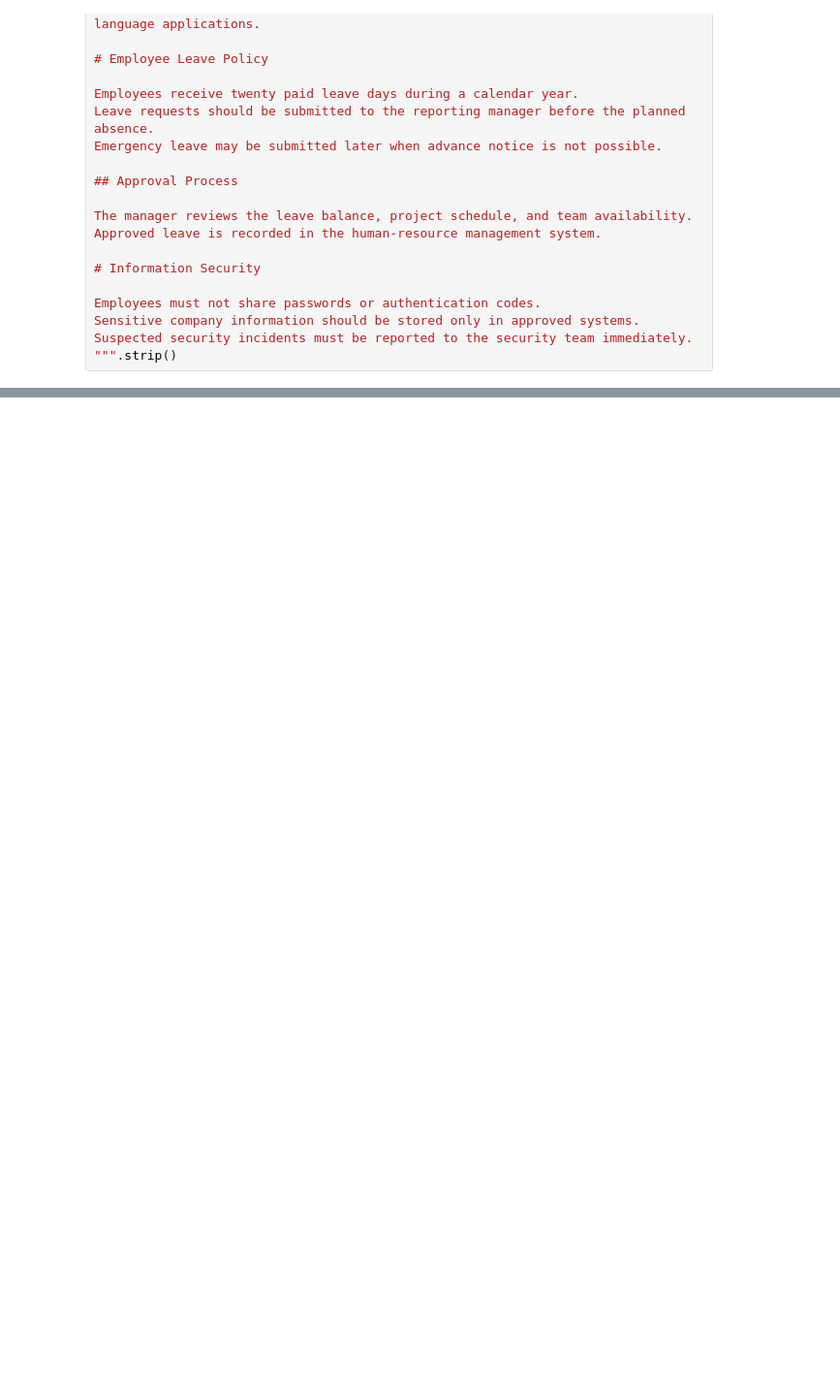
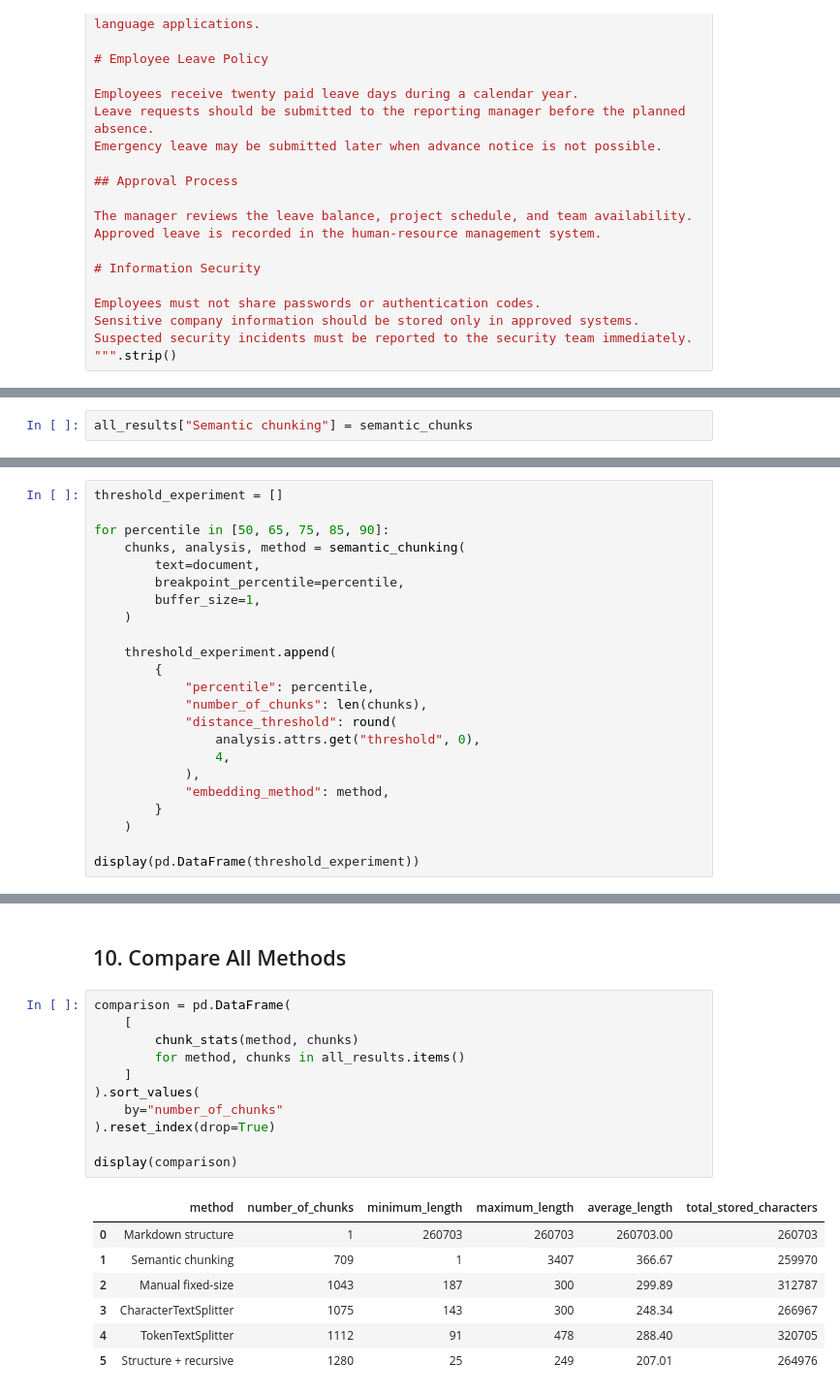
Before and after one commit to Mmbsaksd/Full_Stack_GenerativeAI_And_Agentic_AI, a Jupyter notebook: RAG/Chunking/Chunking_Methods.ipynb, the cells around one changed output, grey strips where cells are left out. Shown at 97% size. Saved outputs shown, nothing was run; the diff lists cells and outputs as text; blank space fills up the shorter version.

```diff
--- a/RAG/Chunking/Chunking_Methods.ipynb
+++ b/RAG/Chunking/Chunking_Methods.ipynb
@@ -58,0 +713,2 @@ f:\Full_Stack_GenerativeAI_And_Agentic_AI\gfs
+# %%
+all_results["Semantic chunking"] = semantic_chunks
@@ -58,0 +738,23 @@ f:\Full_Stack_GenerativeAI_And_Agentic_AI\gfs
+# %%
+threshold_experiment = []
+
+for percentile in [50, 65, 75, 85, 90]:
+    chunks, analysis, method = semantic_chunking(
+        text=document,
+        breakpoint_percentile=percentile,
+        buffer_size=1,
+    )
+
+    threshold_experiment.append(
+        {
+            "percentile": percentile,
+            "number_of_chunks": len(chunks),
+            "distance_threshold": round(
+                analysis.attrs.get("threshold", 0),
+                4,
+            ),
+            "embedding_method": method,
+        }
+    )
+
+display(pd.DataFrame(threshold_experiment))
@@ -58,0 +768,21 @@ f:\Full_Stack_GenerativeAI_And_Agentic_AI\gfs
+# %% [markdown]
+## 10. Compare All Methods
+# %%
+comparison = pd.DataFrame(
+    [
+        chunk_stats(method, chunks)
+        for method, chunks in all_results.items()
+    ]
+).sort_values(
+    by="number_of_chunks"
+).reset_index(drop=True)
+
+display(comparison)
+# %% [output]
+|  | method | number_of_chunks | minimum_length | maximum_length | average_length | total_stored_characters |
+| 0 | Markdown structure | 1 | 260703 | 260703 | 260703.00 | 260703 |
+| 1 | Semantic chunking | 709 | 1 | 3407 | 366.67 | 259970 |
+| 2 | Manual fixed-size | 1043 | 187 | 300 | 299.89 | 312787 |
+| 3 | CharacterTextSplitter | 1075 | 143 | 300 | 248.34 | 266967 |
+| 4 | TokenTextSplitter | 1112 | 91 | 478 | 288.40 | 320705 |
+| 5 | Structure + recursive | 1280 | 25 | 249 | 207.01 | 264976 |
```
Also changed, not shown: parts of 50 cells of this notebook, 1 other file.
